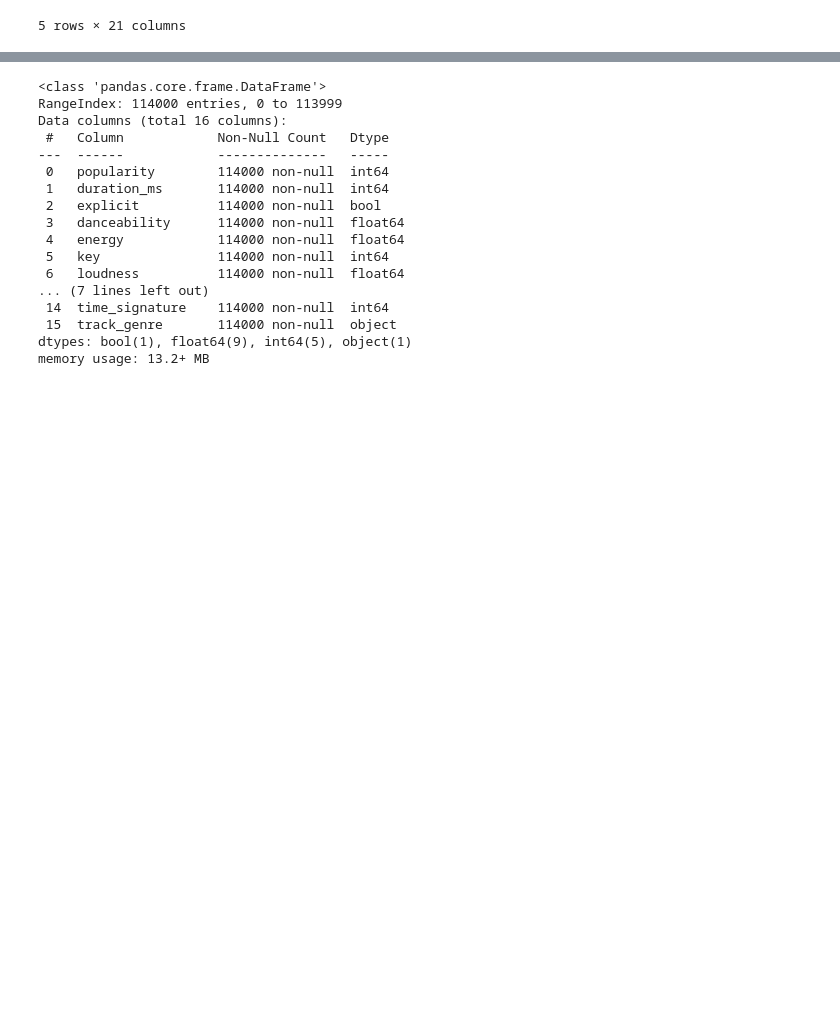
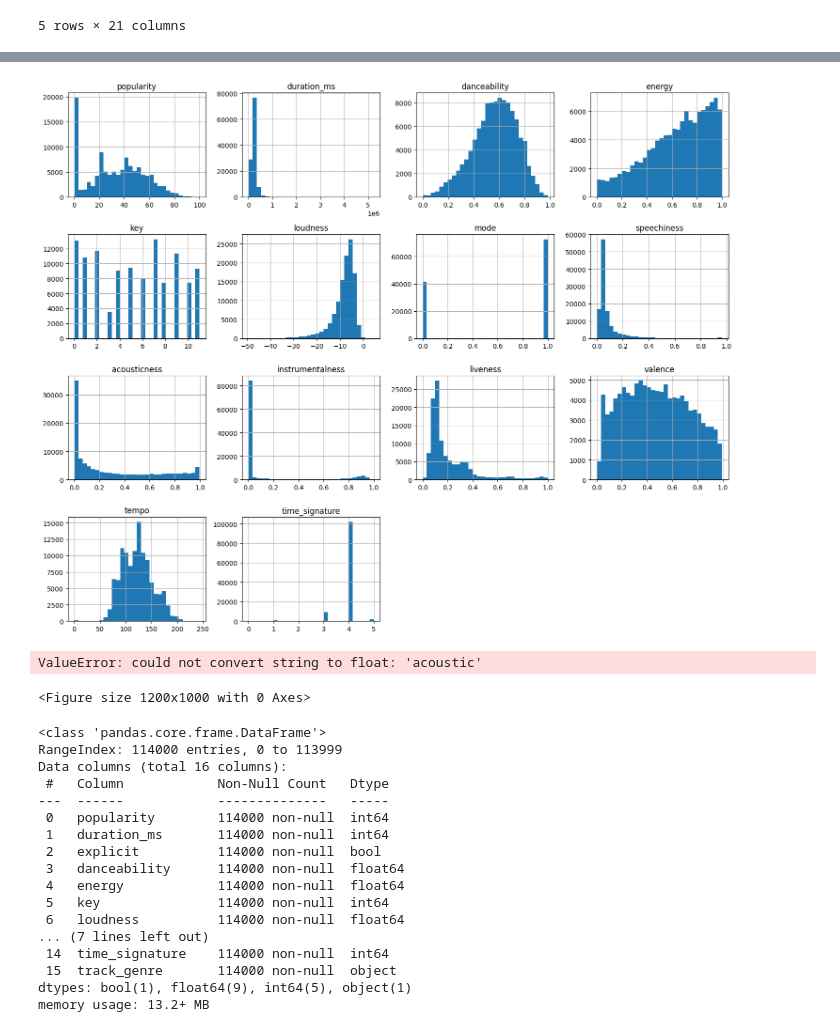
Before and after one commit to mlang789/spotify-genre-project, a Jupyter notebook: notebooks/01_exploration.ipynb, the cells around one changed output, grey strips where cells are left out. Saved outputs shown, nothing was run; the diff lists cells and outputs as text; code cells hidden in the pictures; blank space fills up the shorter version.

```diff
--- a/notebooks/01_exploration.ipynb
+++ b/notebooks/01_exploration.ipynb
@@ -22,3 +40,19 @@ df = df.drop(columns=cols_to_drop)
+# %%
+import matplotlib.pyplot as plt
+
+df.hist(figsize=(15,12), bins=30)
+plt.tight_layout()
+plt.show()
+# %% [output]
+[figure, added]
+# %%
+import seaborn as sns
+plt.figure(figsize=(12, 10))
+sns.heatmap(df.corr(), cmap="coolwarm")
+plt.show()
+# %% [output]
+ValueError: could not convert string to float: 'acoustic'
+<Figure size 1200x1000 with 0 Axes>
 # %%
 df.shape
 df.info()
```
Also changed, not shown: parts of 4 cells of this notebook, 2 other files.
